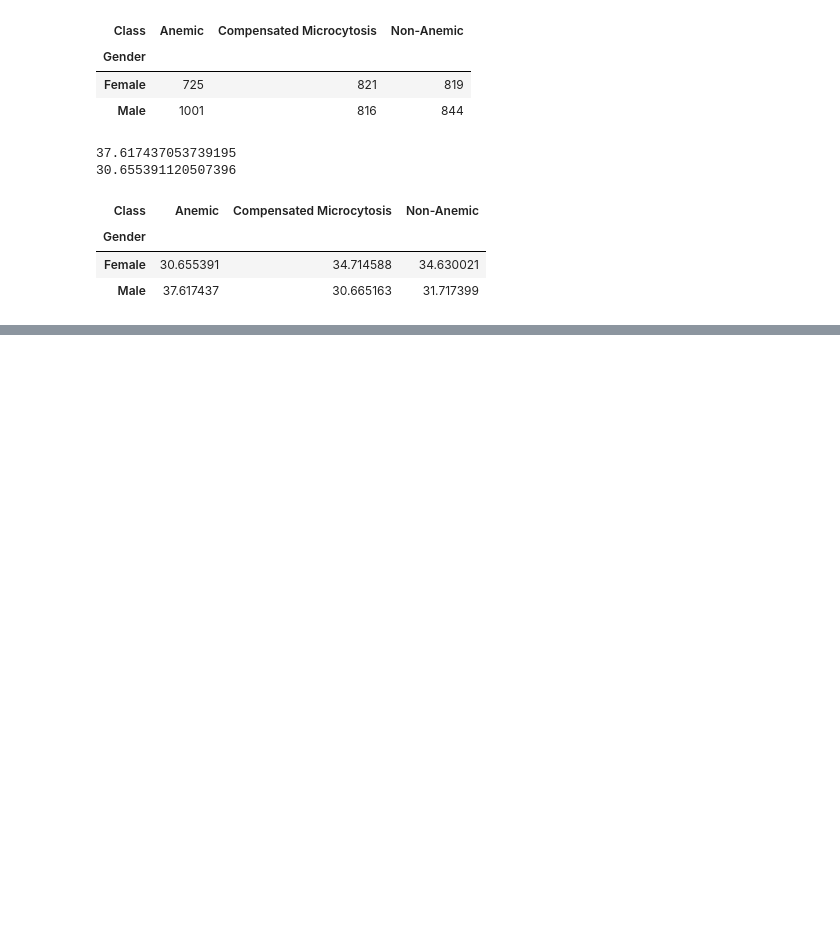
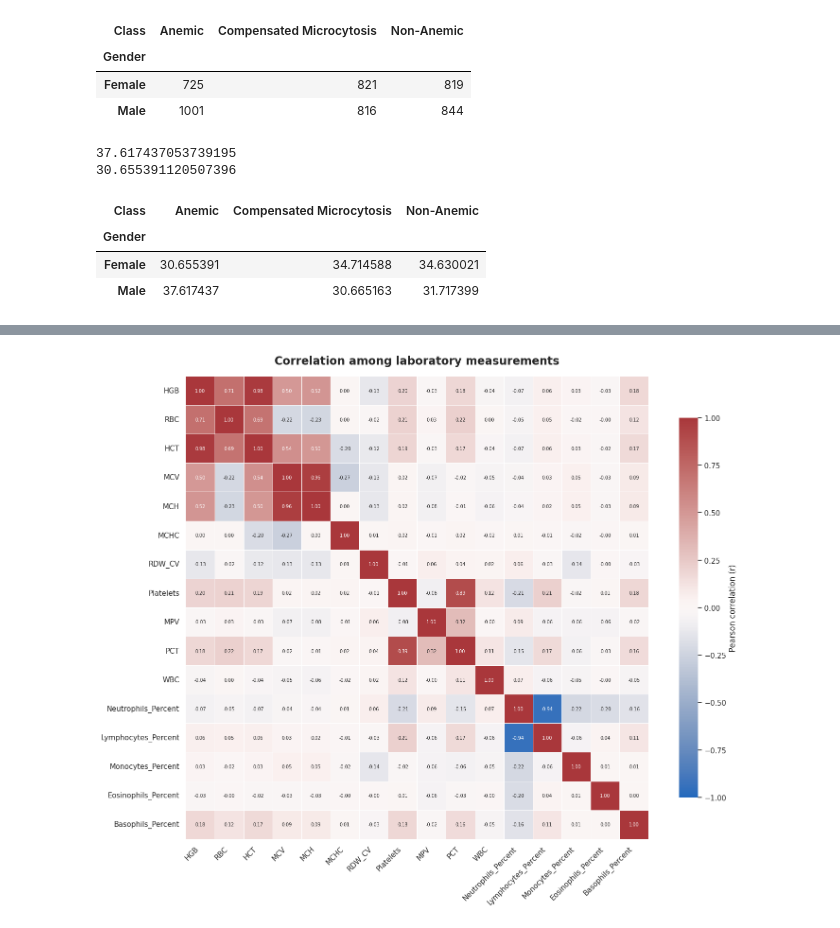
Before and after one commit to Prktriesitout/Medical_dataset, a Jupyter notebook: TriHemo_MCV.ipynb, the cells around one changed output, grey strips where cells are left out. Saved outputs shown, nothing was run; the diff lists cells and outputs as text; code cells hidden in the pictures; blank space fills up the shorter version.

```diff
--- a/TriHemo_MCV.ipynb
+++ b/TriHemo_MCV.ipynb
@@ -156,0 +362,87 @@ pd.crosstab(df["Gender"],df["Class"] , normalize="index")*100
+# %%
+
+lab_columns = [
+    "HGB",
+    "RBC",
+    "HCT",
+    "MCV",
+    "MCH",
+    "MCHC",
+    "RDW_CV",
+    "Platelets",
+    "MPV",
+    "PCT",
+    "WBC",
+    "Neutrophils_Percent",
+    "Lymphocytes_Percent",
+    "Monocytes_Percent",
+    "Eosinophils_Percent",
+    "Basophils_Percent"
+]
+
+# Create a clean numeric copy.
+# Replacing commas with decimal points handles entries such as "10,30".
+lab_df = df[lab_columns].copy()
+
+for column in lab_columns:
+    lab_df[column] = (
+        lab_df[column]
+        .astype(str)
+        .str.strip()
+        .str.replace(",", ".", regex=False)
+        .pipe(pd.to_numeric, errors="coerce")
+    )
+
+# Pearson correlation matrix.
+# Pandas computes each pair using rows where both measurements are present.
+correlation_matrix = lab_df.corr(method="pearson")
+
+# Reapply the intended order explicitly
+correlation_matrix = correlation_matrix.loc[lab_columns, lab_columns]
+
+# Draw the heatmap
+sns.set_theme(style="white", context="notebook")
+
+fig, ax = plt.subplots(figsize=(15, 12))
+
+sns.heatmap(
+    correlation_matrix,
+    vmin=-1,
+    vmax=1,
+    center=0,
+    cmap="vlag",              # Diverging palette with a neutral midpoint
+    square=True,
+    annot=True,               # Print correlation values in cells
+    fmt=".2f",
+    annot_kws={"size": 7},
+    linewidths=0.4,
+    linecolor="white",
+    cbar_kws={
+        "label": "Pearson correlation (r)",
+        "shrink": 0.82
+    },
+    ax=ax
+)
+
+ax.set_title(
+    "Correlation among laboratory measurements",
+    fontsize=17,
+    fontweight="bold",
+    pad=18
+)
+ax.set_xlabel("")
+ax.set_ylabel("")
+
+plt.xticks(rotation=45, ha="right")
+plt.yticks(rotation=0)
+plt.tight_layout()
+plt.show()
+
+# Optional export
+# fig.savefig(
+#     "laboratory_correlation_heatmap.png",
+#     dpi=300,
+#     bbox_inches="tight"
+# )
+# %% [output]
+[figure, added]
```
Also changed, not shown: parts of 48 cells of this notebook.
